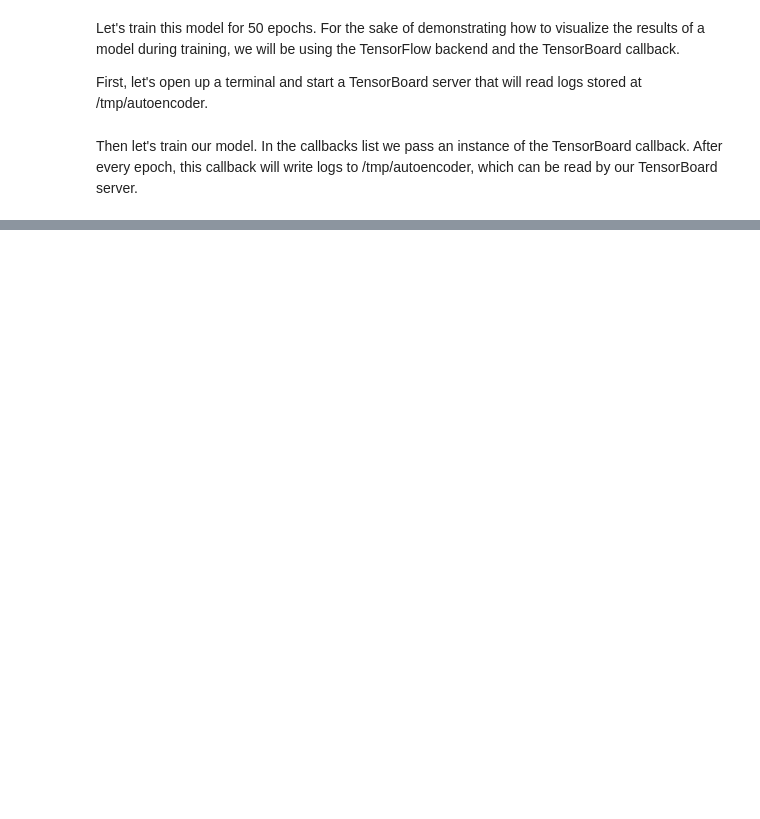
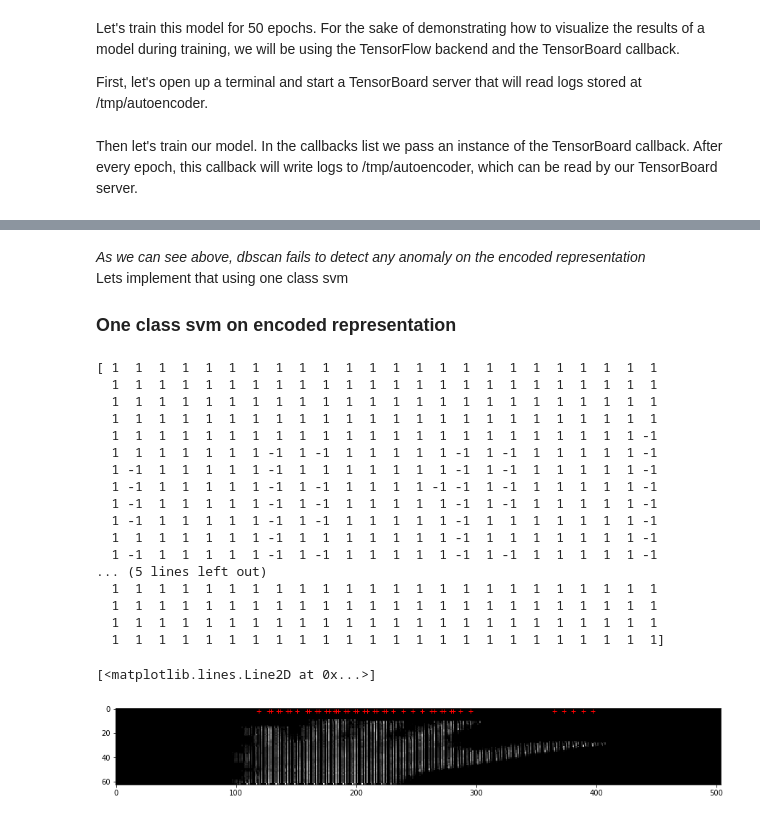
Before and after one commit to Valentyn1997/xray, a Jupyter notebook: notebooks/CNN_hitansh.ipynb, the cells around one changed output, grey strips where cells are left out. Drawn from its saved outputs; the diff is of its cells as text; code cells hidden in the pictures; blank space fills up the shorter version.

```diff
--- a/notebooks/CNN_hitansh.ipynb
+++ b/notebooks/CNN_hitansh.ipynb
@@ -169,0 +233,46 @@ plt.show()
+# %% [markdown]
+<i>As we can see above, dbscan fails to detect any anomaly on the encoded representation</i>
+<br>
+Lets implement that using one class svm
+<br>
+<h3>One class svm on encoded representation</h3>
+# %%
+from sklearn import svm
+outliers_fraction = 0.15
+algorithm = svm.OneClassSVM(nu=outliers_fraction, kernel="rbf", gamma=0.1)
+labels=algorithm.fit_predict(a)
+print(labels)
+
+plt.figure(figsize=(15,5))
+
+a=encoded_imgs[1].reshape(encoded_shape[0], encoded_shape[1] * encoded_shape[2]).T
+
+plt.imshow(a.transpose())
+pos=-1
+h_positions=[]
+for i in labels:
+    pos+=1
+    if i==-1:
+        h_positions.append(pos)
+h_x=[2 for i in range(len(h_positions))]
+plt.plot(h_positions,h_x,'r+')
+# %% [output]
+[ 1  1  1  1  1  1  1  1  1  1  1  1  1  1  1  1  1  1  1  1  1  1  1  1
+  1  1  1  1  1  1  1  1  1  1  1  1  1  1  1  1  1  1  1  1  1  1  1  1
+  1  1  1  1  1  1  1  1  1  1  1  1  1  1  1  1  1  1  1  1  1  1  1  1
+  1  1  1  1  1  1  1  1  1  1  1  1  1  1  1  1  1  1  1  1  1  1  1  1
+  1  1  1  1  1  1  1  1  1  1  1  1  1  1  1  1  1  1  1  1  1  1  1 -1
+  1  1  1  1  1  1  1 -1  1 -1  1  1  1  1  1 -1  1 -1  1  1  1  1  1 -1
+  1 -1  1  1  1  1  1 -1  1  1  1  1  1  1  1 -1  1 -1  1  1  1  1  1 -1
+  1 -1  1  1  1  1  1 -1  1 -1  1  1  1  1 -1 -1  1 -1  1  1  1  1  1 -1
+  1 -1  1  1  1  1  1 -1  1 -1  1  1  1  1  1 -1  1 -1  1  1  1  1  1 -1
+  1 -1  1  1  1  1  1 -1  1 -1  1  1  1  1  1 -1  1  1  1  1  1  1  1 -1
+  1  1  1  1  1  1  1 -1  1  1  1  1  1  1  1 -1  1  1  1  1  1  1  1 -1
+  1 -1  1  1  1  1  1 -1  1 -1  1  1  1  1  1 -1  1 -1  1  1  1  1  1 -1
+... (5 lines left out)
+  1  1  1  1  1  1  1  1  1  1  1  1  1  1  1  1  1  1  1  1  1  1  1  1
+  1  1  1  1  1  1  1  1  1  1  1  1  1  1  1  1  1  1  1  1  1  1  1  1
+  1  1  1  1  1  1  1  1  1  1  1  1  1  1  1  1  1  1  1  1  1  1  1  1
+  1  1  1  1  1  1  1  1  1  1  1  1  1  1  1  1  1  1  1  1  1  1  1  1]
+[<matplotlib.lines.Line2D at 0x...>]
+[figure, added]
```
Also changed, not shown: parts of 20 cells of this notebook, 1 other file.
